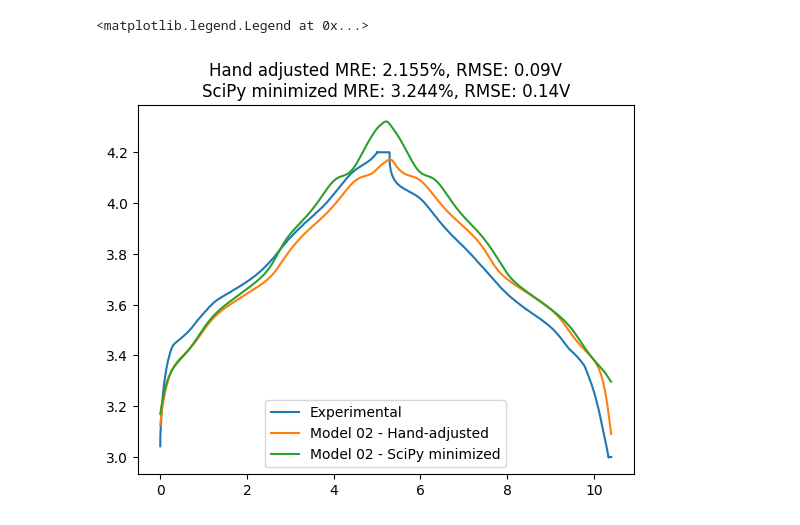
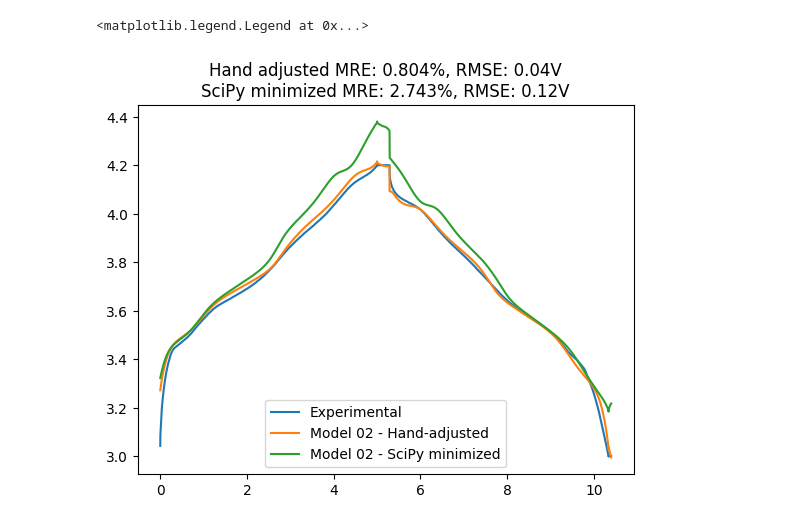
Before and after one commit to amundmr/pxd-ground-up, a Jupyter notebook: 04_Electrolyte diffusion.ipynb, the cells around one changed output. Cells and saved outputs as stored; diff of their text form; code cells hidden in the pictures.

Commit message:
Finished model 4: Electrolyte diffusion

```diff
--- a/04_Electrolyte diffusion.ipynb
+++ b/04_Electrolyte diffusion.ipynb
@@ -182,15 +227,13 @@ def root_mean_square_error(actual, predicted):
 
 p = ParameterSet()
 c = CurrentFunction(exp_t, exp_i)
-p.r_n, p.r_p, p.c_init_n, p.c_init_p, p.i0_n, p.i0_p = [0.02009/2*1, 0.01778/2*1.05, 750, 48000, 1, 1]
+p.r_n, p.r_p, p.c_init_n, p.c_init_p, p.m_ref = [0.02009/2*1, 0.01778/2*1.05, 750, 48000, 10e-7]
 m = Model(p, c)
 
-t, U = m.solve(t_eval=exp_t)
-
-print()
+t, U, c_e = m.solve(t_eval=exp_t)
 
 plt.plot(exp_t/3600, exp_u, label="Experimental")
-plt.plot(t/3600, U, label = "Model 03")
+plt.plot(t/3600, U[0], label = "Model 04")
 plt.title(f"MRE: {mean_relative_error(U, exp_u):.3%}, RMSE: {root_mean_square_error(U, exp_u):.2f}V")
 plt.legend()
 # %% [output]
@@ -201,36 +262,36 @@ plt.legend()
 from scipy.optimize import minimize
 
 # It only makes sense to refine radiuses (thus total capacity) and initial concentrations.
 def loss(x):
     p = ParameterSet()
     p.r_n, p.r_p, p.c_init_n, p.c_init_p = x
     m = Model(p, c)
-    t, U = m.solve(t_eval=exp_t)
+    t, U, c_e= m.solve(t_eval=exp_t)
     return root_mean_square_error(U, exp_u)
 
 x0 = [0.02009/2, 0.01778/2, 1000, 49000]
 res = minimize(loss, x0)
 
 p = ParameterSet()
 
 # Experimental reference
 plt.plot(exp_t/3600, exp_u, label="Experimental")
 
 # Plot model with hand-adjusted parameters
 x0_hand = [0.02009/2*1, 0.01778/2*1.05, 750, 48000]
 p.r_n, p.r_p, p.c_init_n, p.c_init_p = x0_hand
 m = Model(p, c)
-t, U = m.solve(t_eval=exp_t)
-plt.plot(t/3600, U, label="Model 02 - Hand-adjusted")
+t, U, c_e = m.solve(t_eval=exp_t)
+plt.plot(t/3600, U[0], label="Model 02 - Hand-adjusted")
 
 # Plot model with SciPy minimize adjusted parameters
 p.r_n, p.r_p, p.c_init_n, p.c_init_p = res.x
 m = Model(p, c)
-t_res, U_res = m.solve(t_eval=exp_t)
-plt.plot(t_res/3600, U_res, label="Model 02 - SciPy minimized")
+t_res, U_res, c_e_res = m.solve(t_eval=exp_t)
+plt.plot(t_res/3600, U_res[0], label="Model 02 - SciPy minimized")
 
 plt.title(f"Hand adjusted MRE: {mean_relative_error(U, exp_u):.3%}, RMSE: {root_mean_square_error(U, exp_u):.2f}V\nSciPy minimized MRE: {mean_relative_error(U_res, exp_u):.3%}, RMSE: {root_mean_square_error(U_res, exp_u):.2f}V")
 plt.legend()
 # %% [output]
 <matplotlib.legend.Legend at 0x...>
-[figure, old version]
+[figure, new version]
```
Also changed, not shown: parts of 6 cells of this notebook, 3 other files.
